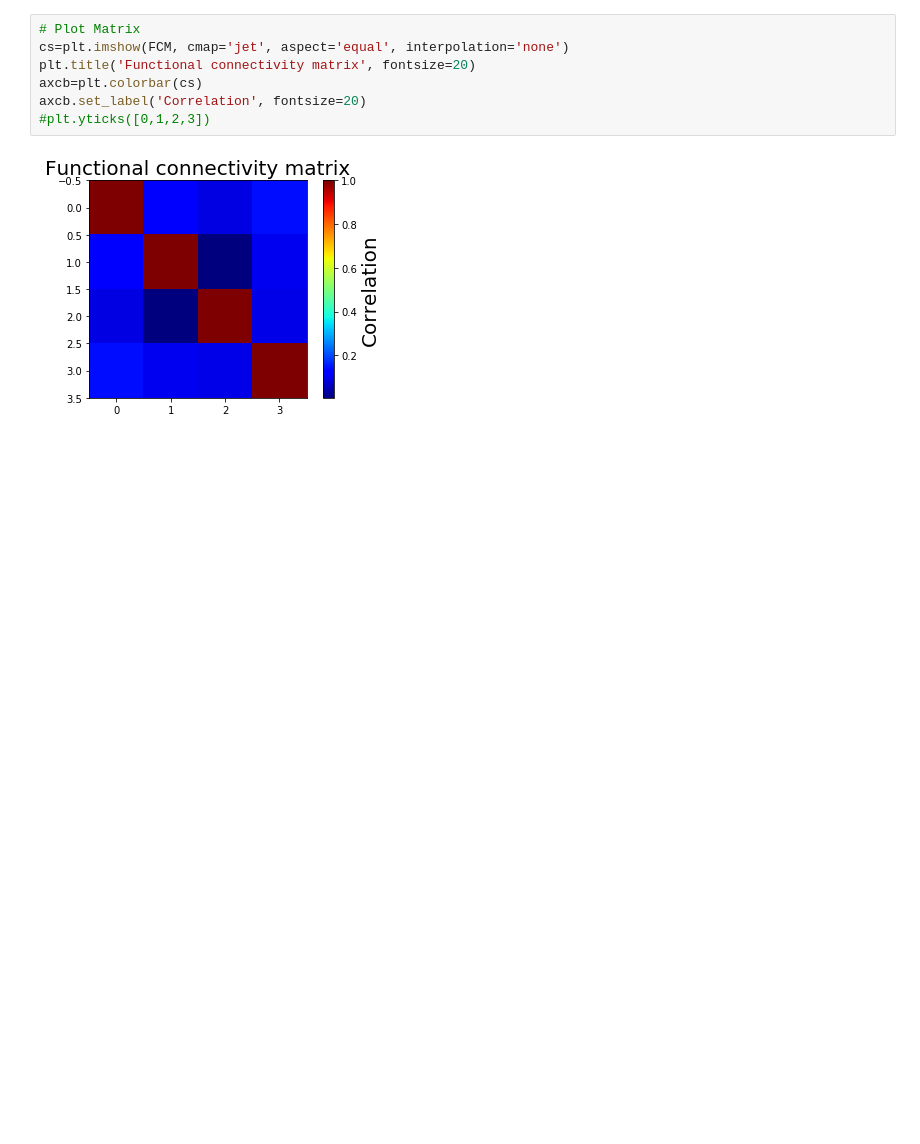
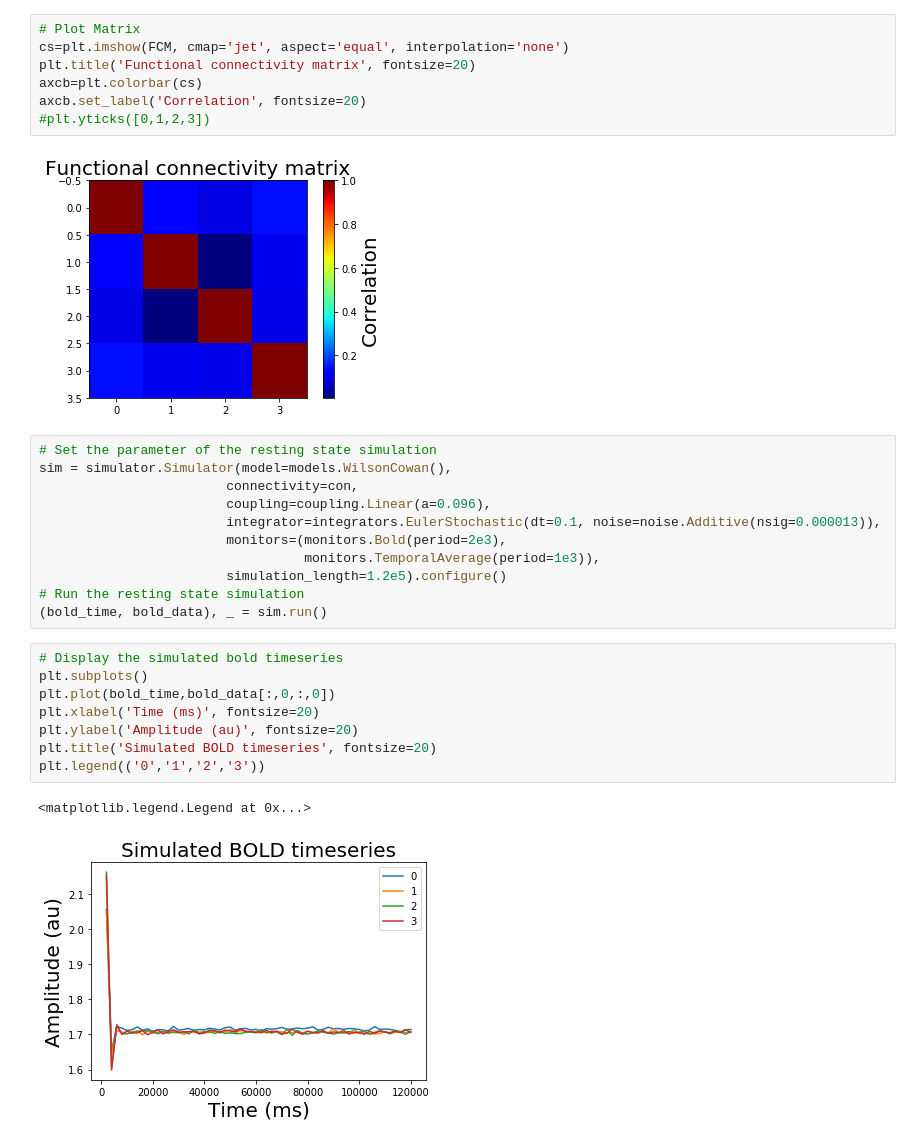
Before and after one commit to Spokhim/MouseBrainModelling, a Jupyter notebook: Basic Connectome Simulations.ipynb, the cells around one changed output. Saved outputs shown, nothing was run; the diff lists cells and outputs as text; blank space fills up the shorter version.

```diff
--- a/Basic Connectome Simulations.ipynb
+++ b/Basic Connectome Simulations.ipynb
@@ -198,3 +196,25 @@ axcb.set_label('Correlation', fontsize=20)
 #plt.yticks([0,1,2,3])
 # %% [output]
 [figure]
+# %%
+# Set the parameter of the resting state simulation
+sim = simulator.Simulator(model=models.WilsonCowan(),
+                        connectivity=con,
+                        coupling=coupling.Linear(a=0.096),
+                        integrator=integrators.EulerStochastic(dt=0.1, noise=noise.Additive(nsig=0.000013)),
+                        monitors=(monitors.Bold(period=2e3),
+                                  monitors.TemporalAverage(period=1e3)),
+                        simulation_length=1.2e5).configure()
+# Run the resting state simulation
+(bold_time, bold_data), _ = sim.run()
+# %%
+# Display the simulated bold timeseries
+plt.subplots()
+plt.plot(bold_time,bold_data[:,0,:,0])
+plt.xlabel('Time (ms)', fontsize=20)
+plt.ylabel('Amplitude (au)', fontsize=20)
+plt.title('Simulated BOLD timeseries', fontsize=20)
+plt.legend(('0','1','2','3'))
+# %% [output]
+<matplotlib.legend.Legend at 0x...>
+[figure, added]
```
Also changed, not shown: parts of 1 cell of this notebook, 2 other files.
